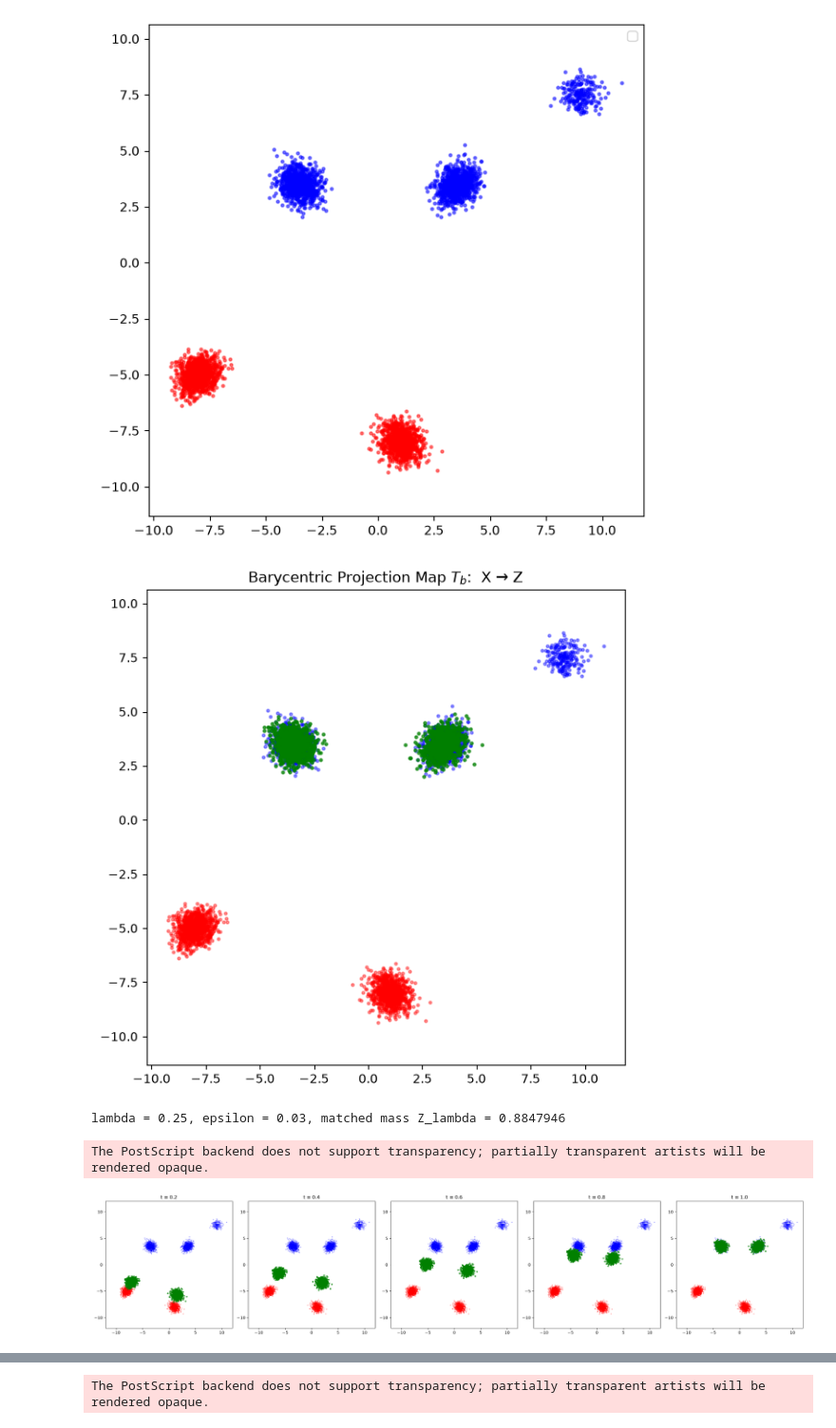
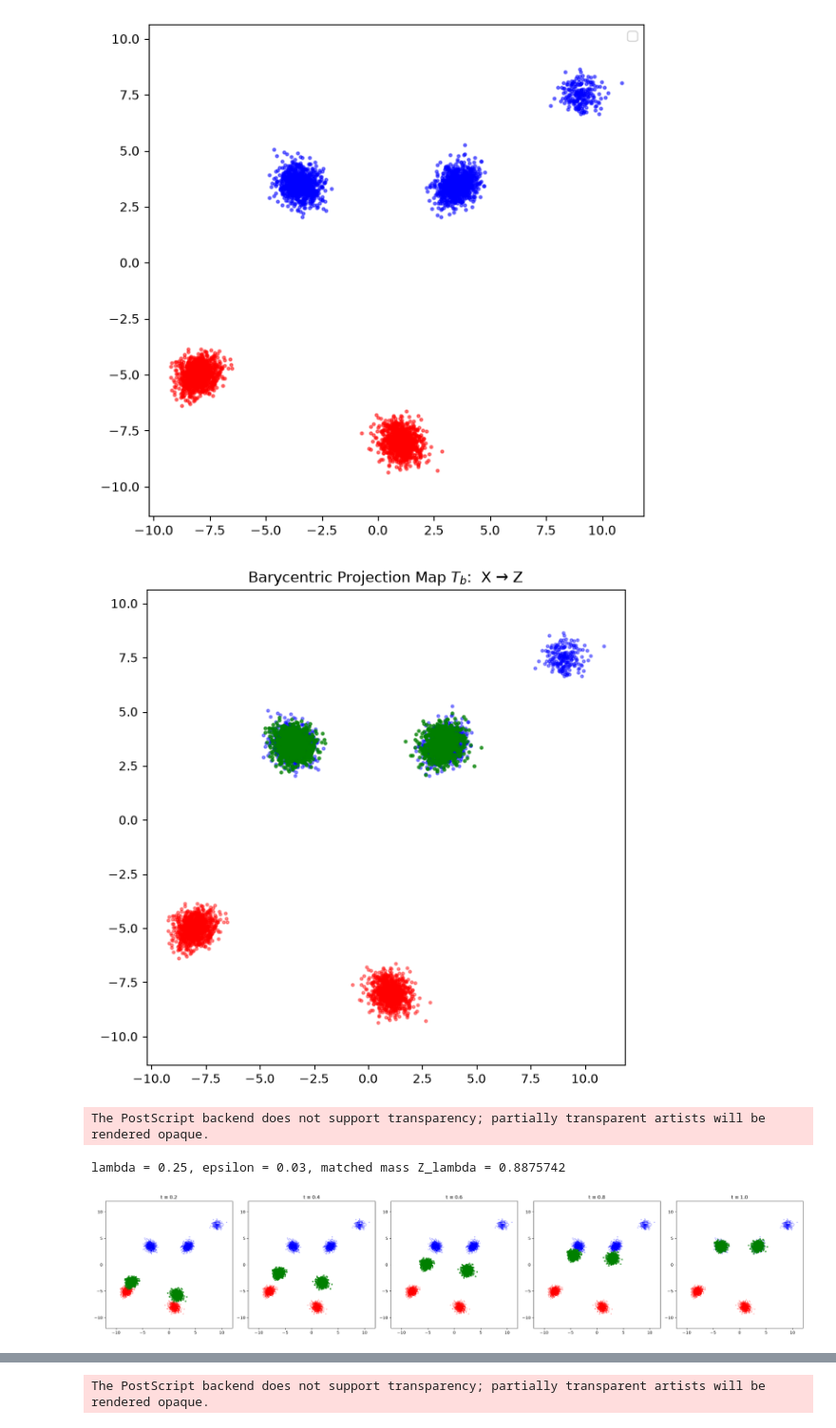
Before and after one commit to yachimura-lab/EPGOT-PMGW, a Jupyter notebook: docs/notebook/figure5.ipynb, the cells around one changed output, grey strips where cells are left out. Shown at 95% size. Saved outputs shown, nothing was run; the diff lists cells and outputs as text; code cells hidden in the pictures.

```diff
--- a/docs/notebook/figure5.ipynb
+++ b/docs/notebook/figure5.ipynb
@@ -56,6 +56,15 @@ covs_B = 0.2 * np.array(
 )
 
 gmm_B = [3, alpha_B, means_B, covs_B]
+
+# ---------------------------------------
+# 3. Known mixtures GA and GB
+# ---------------------------------------
+# Section 7.1.5 evaluates the barycentric projection map (6.2) for the
+# mixtures defined above, not for mixtures refitted to the samples. The
+# samples below are only the evaluation points and the scatter overlay.
+GA = GaussianMixture(alpha_A, means_A, covs_A)
+GB = GaussianMixture(alpha_B, means_B, covs_B)
 # %%
 # ---------------------------------------
 # Sample from gmm_A
@@ -82,14 +91,12 @@ plt.show()
 Lambda = 0.25
 epsilon = 0.03
 # --- Compute Z ---
-Z, info = compute_T_X_to_Z_C(
+Z, info = entropic_partial_barycentric_map(
     X,
-    Y,
-    n_components_X=2,
-    n_components_Y=3,  # adjust to match the original GMM fit
+    GA,
+    GB,
     epsilon=epsilon,
     Lambda=Lambda,
-    nb_dummies=1,
     log=True,
 )
 
@@ -123,36 +130,36 @@ n_plots = len(ts)
 
 # Layout settings for a single horizontal row
 fig, axes = plt.subplots(1, n_plots, figsize=(5 * n_plots, 5))
 
 for i, t in enumerate(ts):
     # Linear interpolation
     Pt = (1 - t) * X + t * Z
 
     ax = axes[i]
 
     # Draw X and Y in the background
     ax.scatter(X[:, 0], X[:, 1], s=5, c="red", alpha=0.2, label="X")
     ax.scatter(Y[:, 0], Y[:, 1], s=5, c="blue", alpha=0.2, label="Y")
 
     # Draw the current interpolated points Pt
     ax.scatter(Pt[:, 0], Pt[:, 1], s=10, c="green", alpha=0.6, label="P_t")
 
     ax.set_title(f"t = {t:.1f}")
     ax.set_aspect("equal")
     ax.set_xlim(xmin, xmax)
     ax.set_ylim(ymin, ymax)
 
 
 plt.tight_layout()
 
 plt.savefig(
     f"point_reg_{epsilon}_lambda_{Lambda}.eps", format="eps", bbox_inches="tight"
 )
 plt.show()
 # %% [output]
-[figure, old version]
+[figure, new version]
-lambda = 0.25, epsilon = 0.03, matched mass Z_lambda = 0.8847946
+The PostScript backend does not support transparency; partially transparent artists will be rendered opaque.
-The PostScript backend does not support transparency; partially transparent artists will be rendered opaque.
+lambda = 0.25, epsilon = 0.03, matched mass Z_lambda = 0.8875742
 [figure]
 # %%
 Lambda = 0.5
```
Also changed, not shown: parts of 2 cells of this notebook, 3 other files.
